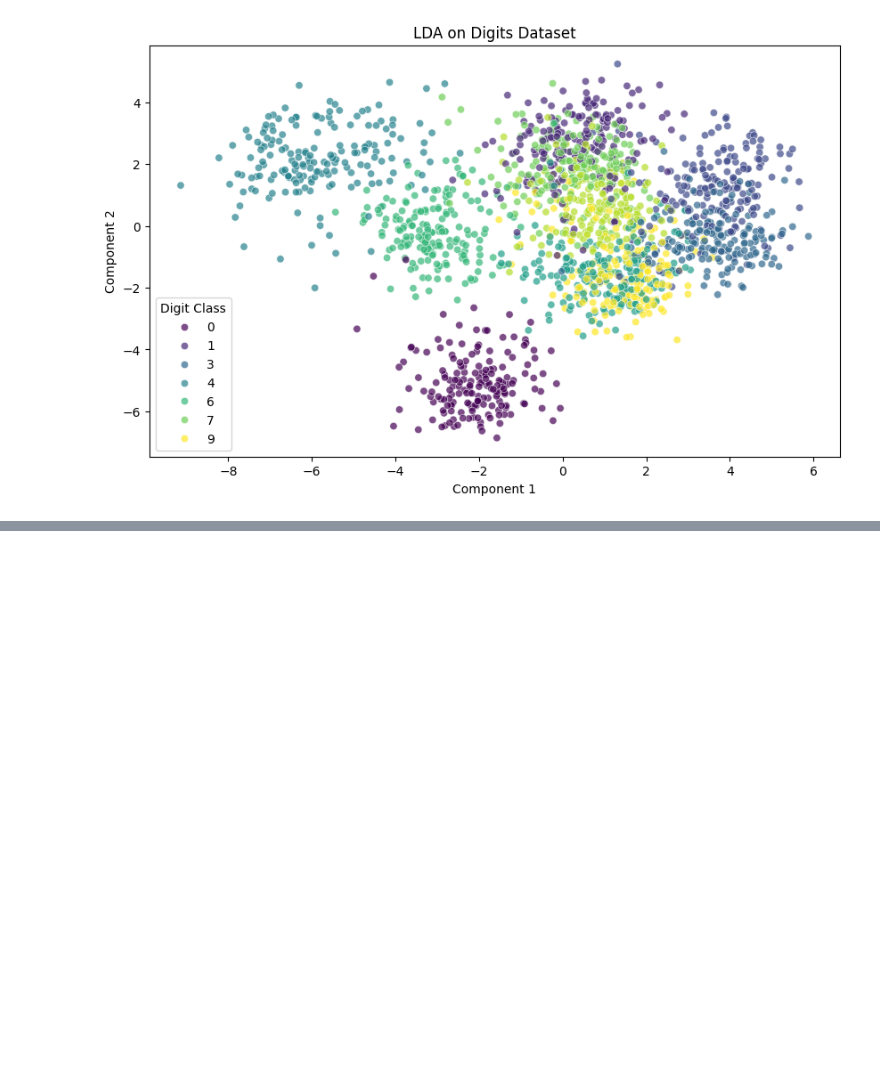
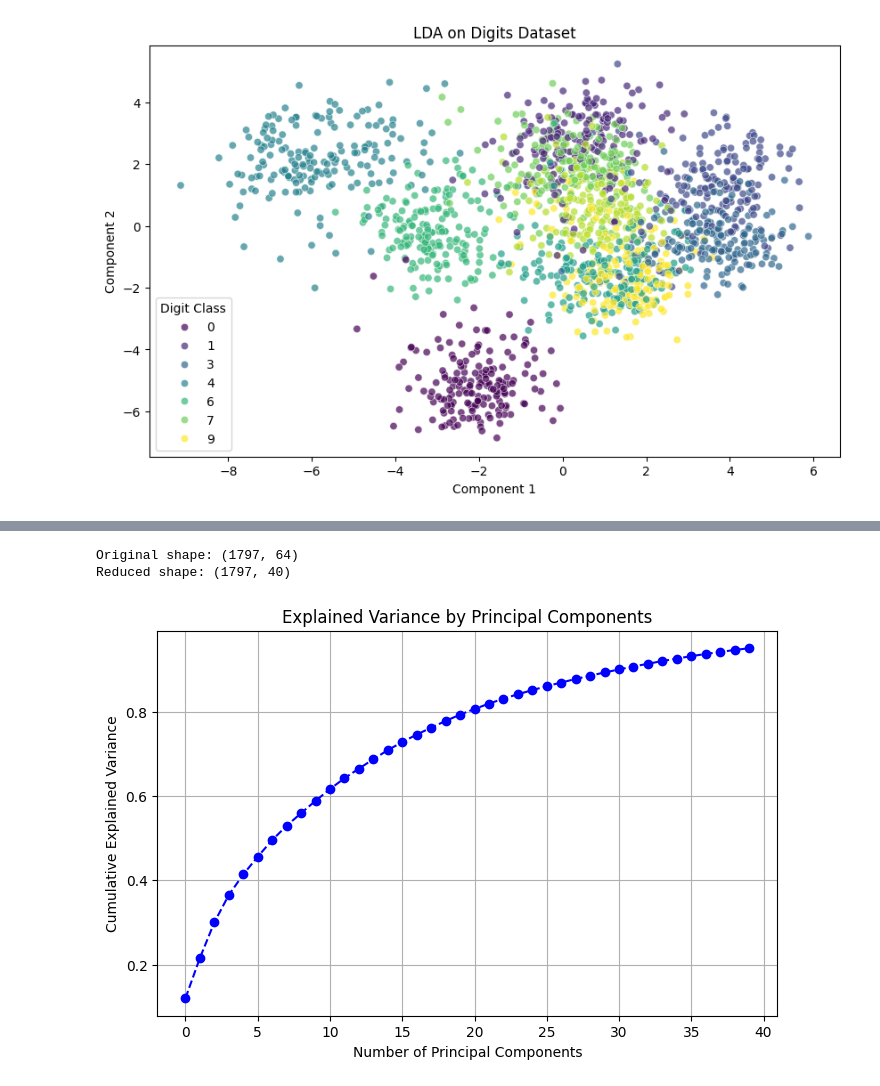
Before and after one commit to Bestine/DSAI-course, a Jupyter notebook: module-2/06-Dimensionality_Reduction.ipynb, the cells around one changed output, grey strips where cells are left out. Cells and saved outputs as stored; diff of their text form; code cells hidden in the pictures; blank space fills up the shorter version.

```diff
--- a/module-2/06-Dimensionality_Reduction.ipynb
+++ b/module-2/06-Dimensionality_Reduction.ipynb
@@ -73,0 +78,31 @@ plt.show()
+# %%
+# Load Digits dataset
+digits = load_digits()
+X = digits.data  # Feature matrix
+y = digits.target  # Labels
+# %%
+# Standardize data (PCA is sensitive to scale)
+scaler = StandardScaler()
+X_scaled = scaler.fit_transform(X)
+# %%
+# Apply PCA, keeping 95% variance
+pca = PCA(n_components=0.95)  # Retains 95% variance
+X_pca = pca.fit_transform(X_scaled)
+# %%
+# Print new shape
+print(f"Original shape: {X.shape}")
+print(f"Reduced shape: {X_pca.shape}")
+# %% [output]
+Original shape: (1797, 64)
+Reduced shape: (1797, 40)
+# %%
+# Explained variance plot
+plt.figure(figsize=(8, 5))
+plt.plot(np.cumsum(pca.explained_variance_ratio_), marker='o', linestyle='--', color='b')
+plt.xlabel("Number of Principal Components")
+plt.ylabel("Cumulative Explained Variance")
+plt.title("Explained Variance by Principal Components")
+plt.grid()
+plt.show()
+# %% [output]
+[figure, added]
```
Also changed, not shown: parts of 42 cells of this notebook, 3 other files.
